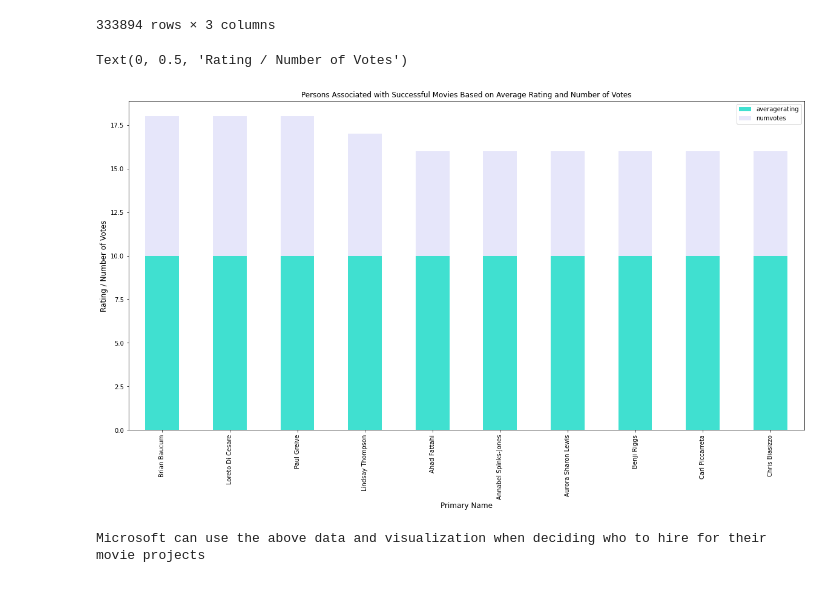
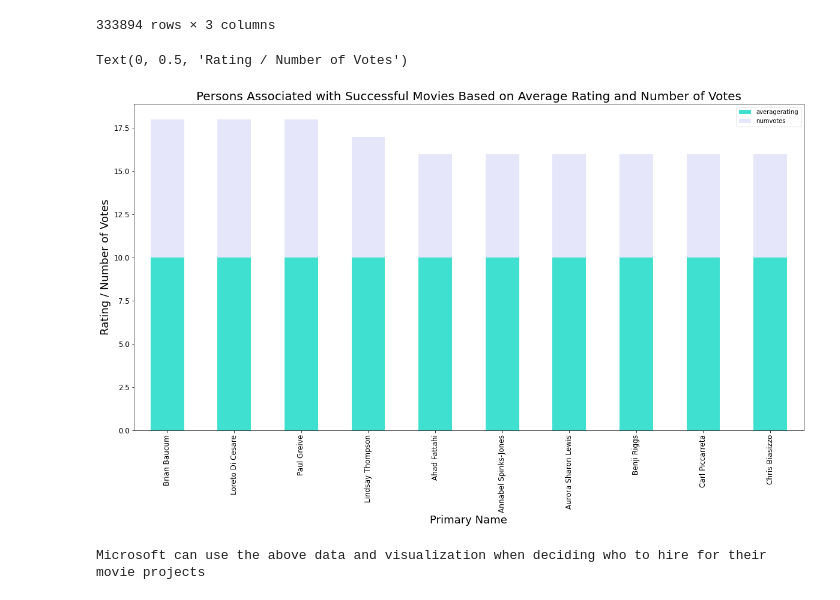
Before and after one commit to keziasetokusumo/microsoft_movie_analysis_project, a Jupyter notebook: movie_analysis_jupyternotebook.ipynb, the cells around one changed output. Saved outputs shown, nothing was run; the diff lists cells and outputs as text; code cells hidden in the pictures.

```diff
--- a/movie_analysis_jupyternotebook.ipynb
+++ b/movie_analysis_jupyternotebook.ipynb
@@ -450,12 +466,13 @@ df_people
 333894 rows × 3 columns
 # %%
 # Visualize the dataframe showing top 10 popular persons
-ax2=df_people.head(10).plot('primary_name', kind='bar', stacked=True, color=['turquoise', 'lavender'], figsize=(20,10), title='Persons Associated with Successful Movies Based on Average Rating and Number of Votes')
-ax2.set_xlabel('Primary Name', fontsize=12)
-ax2.set_ylabel('Rating / Number of Votes', fontsize=12)
+ax2=df_people.head(10).plot('primary_name', kind='bar', stacked=True, color=['turquoise', 'lavender'], figsize=(20,10), fontsize=12)
+ax2.set_title('Persons Associated with Successful Movies Based on Average Rating and Number of Votes', fontsize=20)
+ax2.set_xlabel('Primary Name', fontsize=18)
+ax2.set_ylabel('Rating / Number of Votes', fontsize=18)
 # %% [output]
 Text(0, 0.5, 'Rating / Number of Votes')
-[figure, old version]
+[figure, new version]
 # %%
 print("Microsoft can use the above data and visualization when deciding who to hire for their movie projects")
 # %% [output]
```
Also changed, not shown: parts of 22 cells of this notebook.
